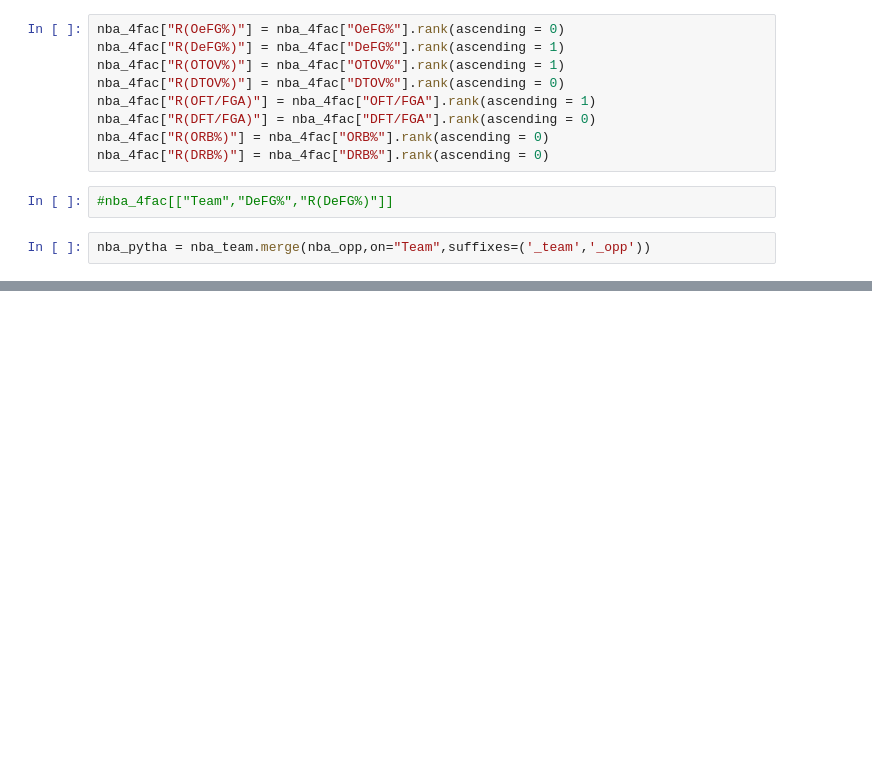
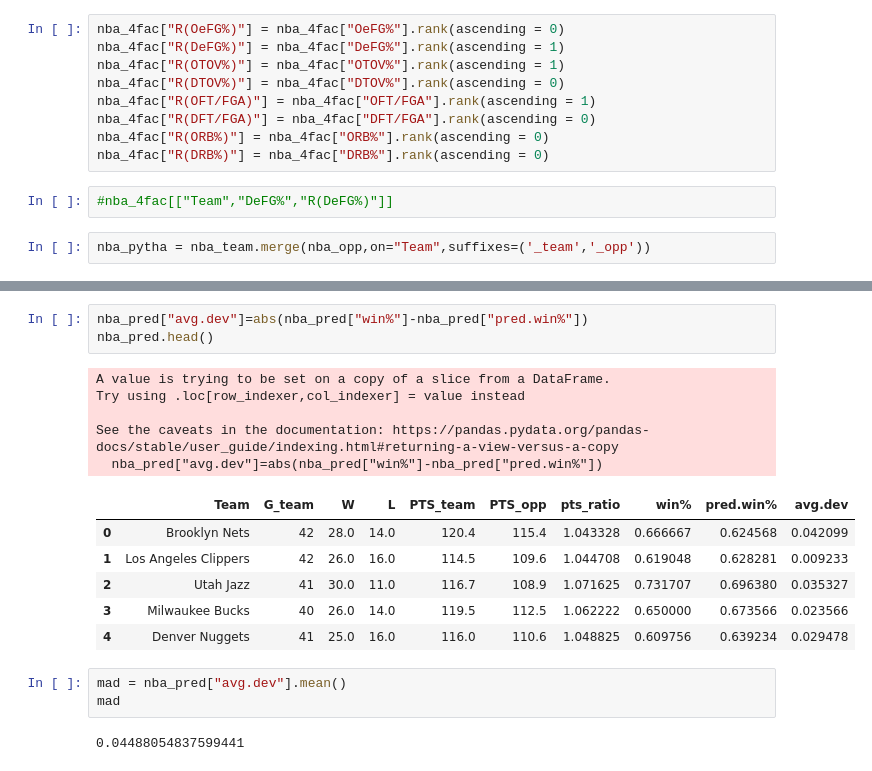
Before and after one commit to ramaditya524/nba21analysis, a Jupyter notebook: nba_practice.ipynb, the cells around one changed output, grey strips where cells are left out. Cells and saved outputs as stored; diff of their text form; blank space fills up the shorter version.

```diff
--- a/nba_practice.ipynb
+++ b/nba_practice.ipynb
@@ -96,0 +154,20 @@ nba_pytha.head()
+# %%
+nba_pred["avg.dev"]=abs(nba_pred["win%"]-nba_pred["pred.win%"])
+nba_pred.head()
+# %% [output]
+A value is trying to be set on a copy of a slice from a DataFrame.
+Try using .loc[row_indexer,col_indexer] = value instead
+
+See the caveats in the documentation: https://pandas.pydata.org/pandas-docs/stable/user_guide/indexing.html#returning-a-view-versus-a-copy
+  nba_pred["avg.dev"]=abs(nba_pred["win%"]-nba_pred["pred.win%"])
+|  | Team | G_team | W | L | PTS_team | PTS_opp | pts_ratio | win% | pred.win% | avg.dev |
+| 0 | Brooklyn Nets | 42 | 28.0 | 14.0 | 120.4 | 115.4 | 1.043328 | 0.666667 | 0.624568 | 0.042099 |
+| 1 | Los Angeles Clippers | 42 | 26.0 | 16.0 | 114.5 | 109.6 | 1.044708 | 0.619048 | 0.628281 | 0.009233 |
+| 2 | Utah Jazz | 41 | 30.0 | 11.0 | 116.7 | 108.9 | 1.071625 | 0.731707 | 0.696380 | 0.035327 |
+| 3 | Milwaukee Bucks | 40 | 26.0 | 14.0 | 119.5 | 112.5 | 1.062222 | 0.650000 | 0.673566 | 0.023566 |
+| 4 | Denver Nuggets | 41 | 25.0 | 16.0 | 116.0 | 110.6 | 1.048825 | 0.609756 | 0.639234 | 0.029478 |
+# %%
+mad = nba_pred["avg.dev"].mean()
+mad
+# %% [output]
+0.04488054837599441
```
Also changed, not shown: parts of 10 cells of this notebook, 1 other file.
